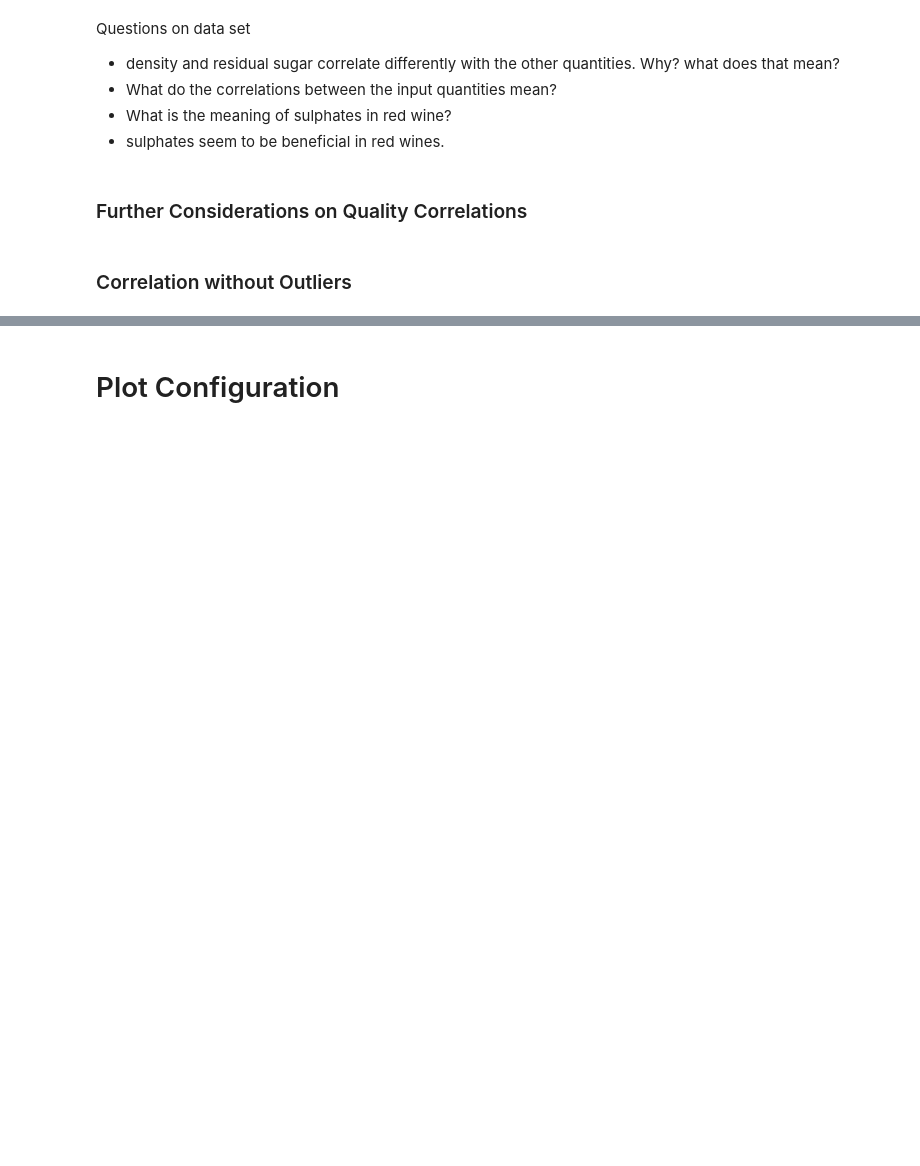
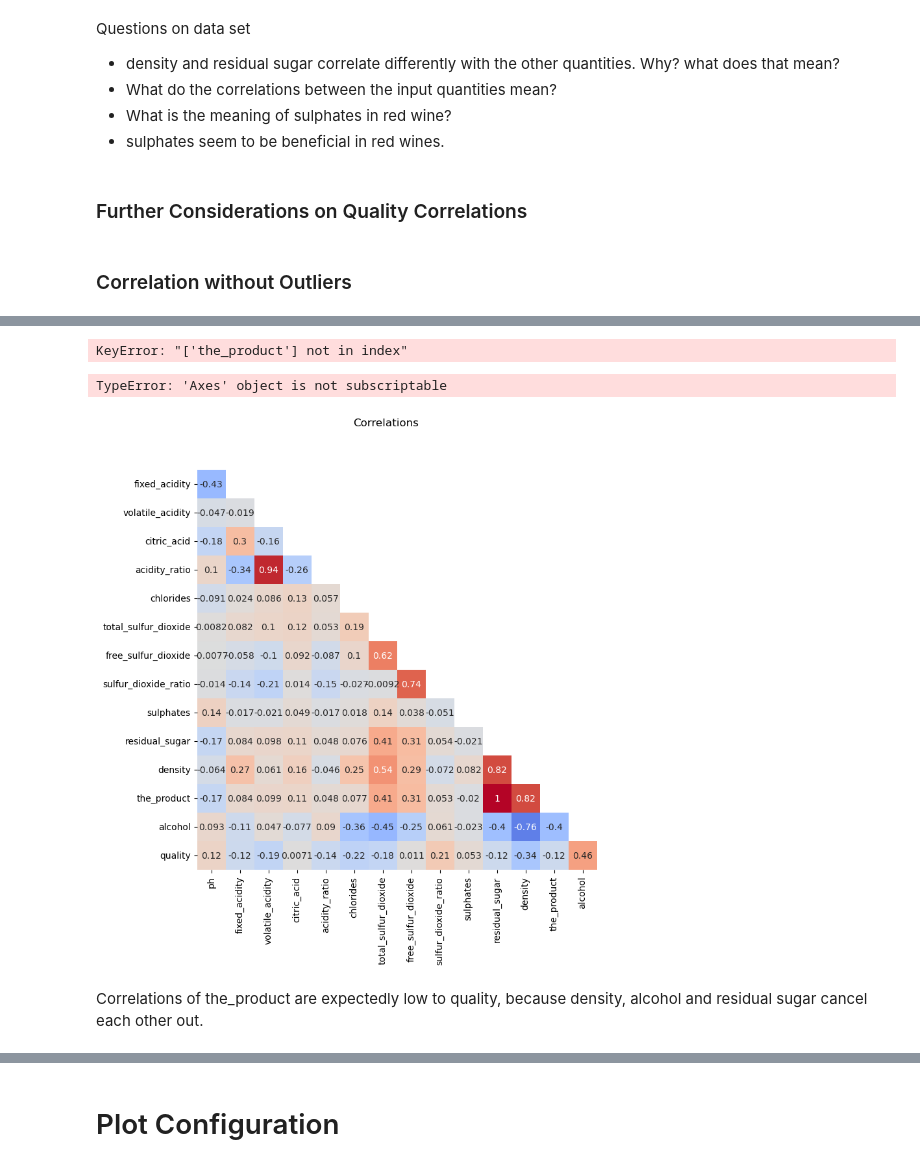
Before and after one commit to olemir/data-analysis-on-wine, a Jupyter notebook: notebooks/wine-quality_3-EDA.ipynb, the cells around one changed output, grey strips where cells are left out. Cells and saved outputs as stored; diff of their text form; code cells hidden in the pictures; blank space fills up the shorter version.

```diff
--- a/notebooks/wine-quality_3-EDA.ipynb
+++ b/notebooks/wine-quality_3-EDA.ipynb
@@ -390,0 +463,35 @@ Questions on data set
+# %%
+cols = ['ph', 'fixed_acidity', 'volatile_acidity', 'citric_acid', 'acidity_ratio',
+        'chlorides',
+        'total_sulfur_dioxide', 'free_sulfur_dioxide', 'sulfur_dioxide_ratio', 'sulphates',
+        'residual_sugar', 'density', 'the_product',
+        'alcohol',
+        'quality']
+corr_w = wine_w[cols].corr(numeric_only=True)
+corr_w
+# %% [output]
+KeyError: "['the_product'] not in index"
+# %%
+# plot correlation matrix for white wine
+# TODO draw color bar
+f, ax = plt.subplots(1, 1, figsize=(14, 8), sharex=True, sharey=True)
+
+plt.suptitle('Correlations')
+
+corr_w_plot = corr_w.drop(index='ph', columns='quality')
+# corr_r_plot = corr_r.drop(index='ph', columns='quality')
+
+mask = np.triu(np.ones_like(corr_w_plot, dtype=bool), k=1) # same for red wine
+
+sns.heatmap(corr_w_plot, mask=mask, annot=True, cmap='coolwarm', cbar=False, vmin=-1, vmax=1, square=True, ax=ax)
+# sns.heatmap(corr_r_plot, mask=mask, annot=True, cmap='coolwarm', cbar=False, vmin=-1, vmax=1, square=True, ax=ax[1])
+
+ax[0].set_title('White Wine')
+# ax[1].set_title('Red Wine')
+
+plt.tight_layout()
+# %% [output]
+TypeError: 'Axes' object is not subscriptable
+[figure, added]
+# %% [markdown]
+Correlations of the_product are expectedly low to quality, because density, alcohol and residual sugar cancel each other out.
```
Also changed, not shown: parts of 26 cells of this notebook, 19 other files.
